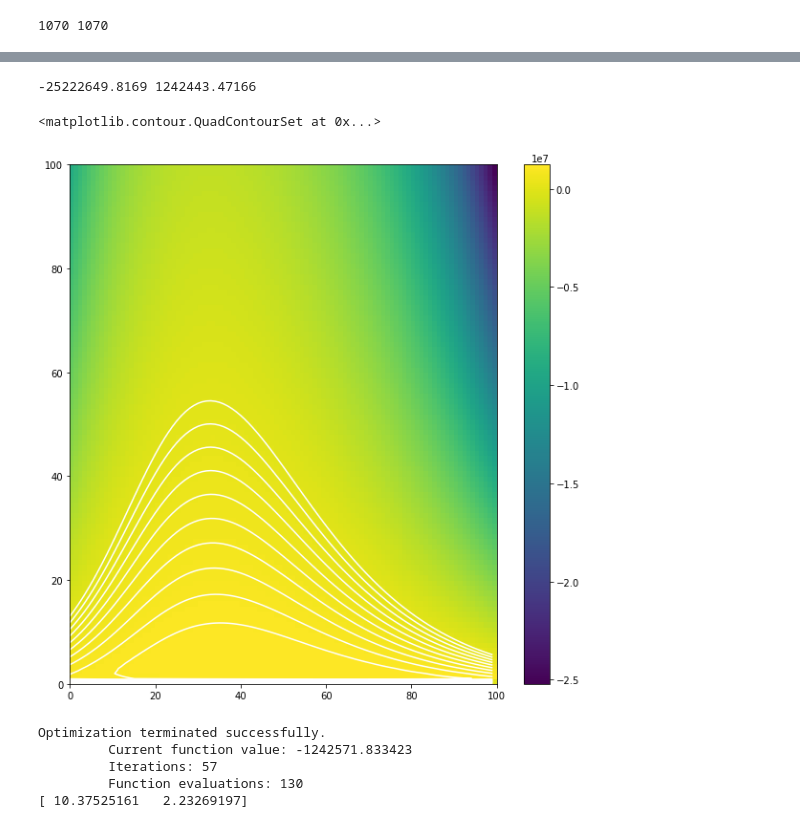
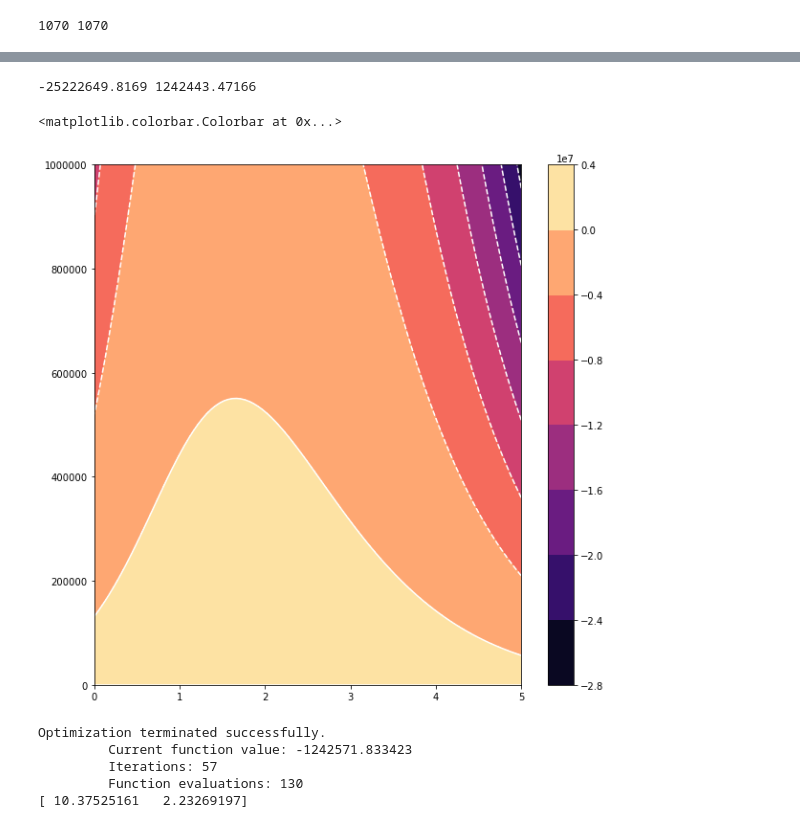
Before and after one commit to dirac-institute/PileupABC, a Jupyter notebook: Margaret/pileup_testmodel.ipynb, the cells around one changed output, grey strips where cells are left out. Cells and saved outputs as stored; diff of their text form; code cells hidden in the pictures.

```diff
--- a/Margaret/pileup_testmodel.ipynb
+++ b/Margaret/pileup_testmodel.ipynb
@@ -262,26 +262,32 @@ ll_val[np.isfinite(ll_val)==False] = 0
 # %%
 #Plot heat map of log_likelihood values across logA and alpha space
 #import seaborn as sns
 fig,ax=plt.subplots(figsize=(10,10))
 print np.amin(ll_val),np.amax(ll_val)
 #imgplot = ax.imshow(ll_val[1:,:])
 #imgplot.set_cmap('inferno')
 #plt.colorbar(imgplot)
 #cmap = sns.cubehelix_palette(light=1, as_cmap=True)
 #ax = sns.heatmap(ll_val[1:,:],cmap=cmap)
 #ax.set_xlabel('A',fontsize=18)
 #ax.set_ylabel(r'$\Gamma$',fontsize=18)
-plt.pcolormesh(ll_val)
-plt.colorbar()
-curves = 10
-m = max([max(row) for row in ll_val])
-levels = np.arange(0, m, (1 / float(curves)) * m)
-plt.contour(ll_val, colors="white", levels=levels)
+
+#plt.pcolormesh(ll_val)
+#plt.colorbar()
+#curves = 10
+#m = max([max(row) for row in ll_val])
+#levels = np.arange(0, m, (1 / float(curves)) * m)
+#plt.contour(ll_val, colors="white", levels=levels)
 #plt.show()
+
+cs = plt.contourf(a, A, ll_val,cmap='magma')
+plt.contour(cs, colors='white',levels=cs.levels[::2])
+#plt.pcolormesh(ll_val)
+plt.colorbar(cs)
 # %% [output]
 -25222649.8169 1242443.47166
-<matplotlib.contour.QuadContourSet at 0x...>
+<matplotlib.colorbar.Colorbar at 0x...>
-[figure, old version]
+[figure, new version]
 # %%
 #Use scipy.optimize to find the best A and alpha parameters
 from scipy.optimize import minimize
```
